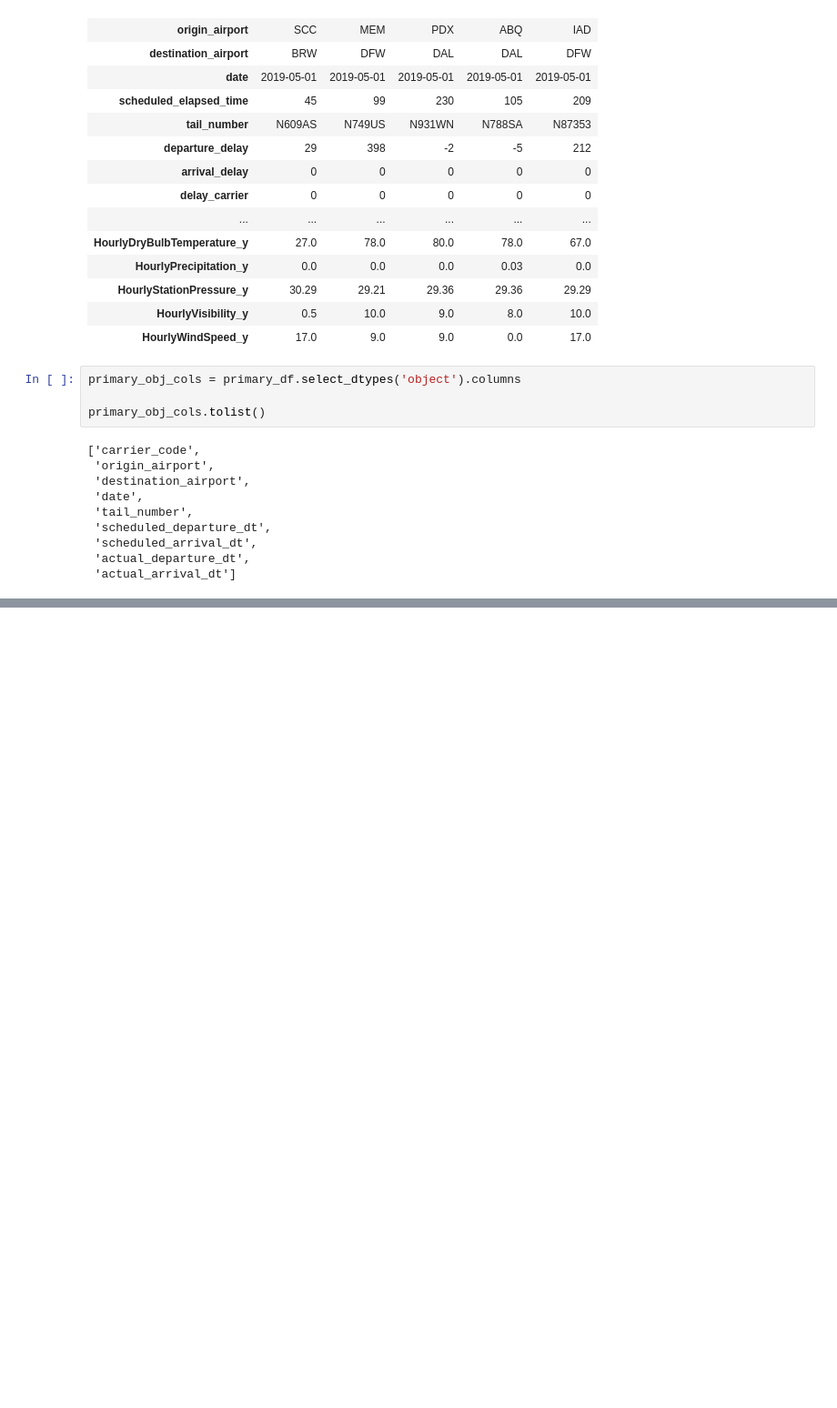
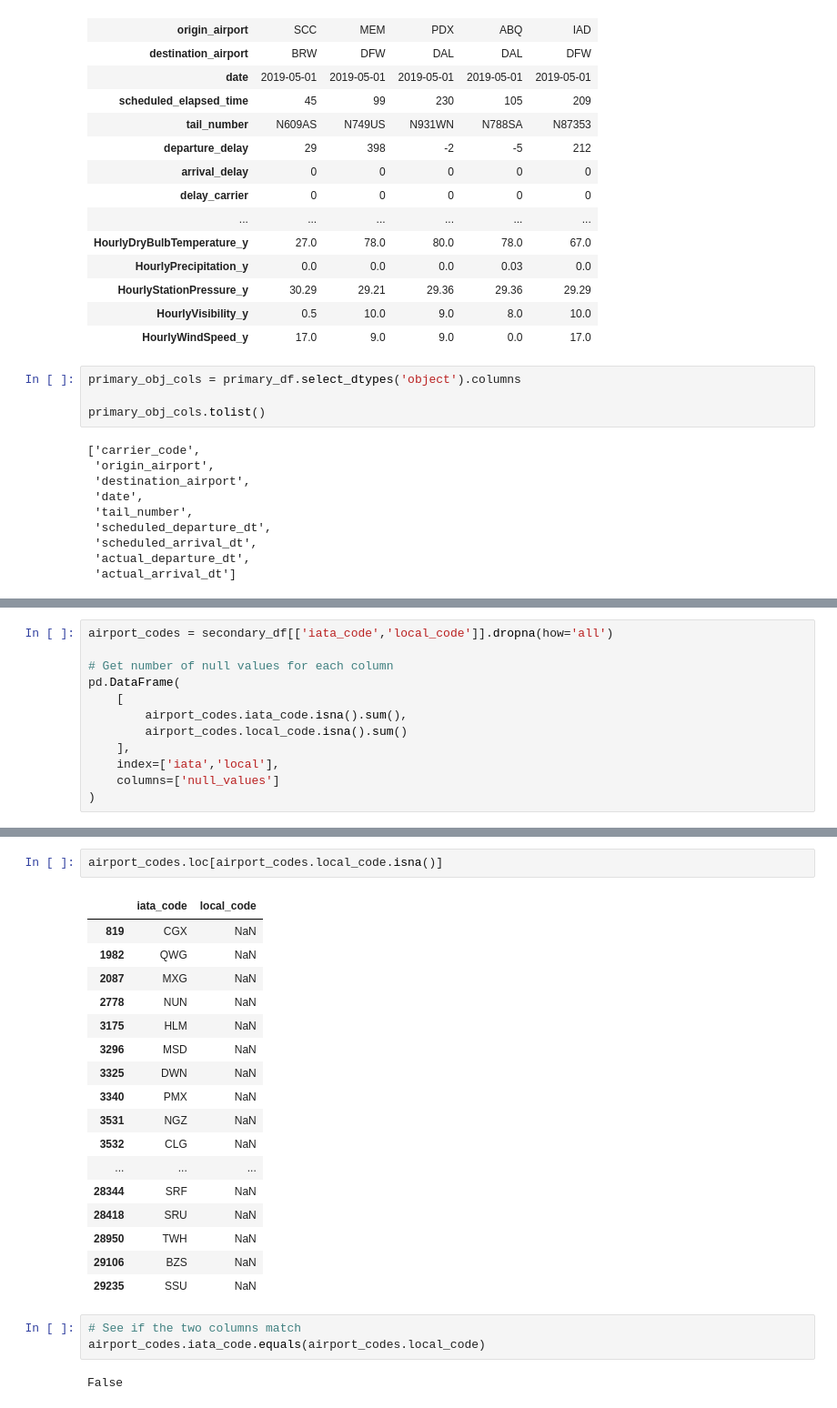
Before and after one commit to Bdataplanet/To_fly_or_not_to_fly, a Jupyter notebook: download_and_prepare_datasets/02_process_data.ipynb, the cells around one changed output, grey strips where cells are left out. Shown: that part at 91% size. Saved outputs shown, nothing was run; the diff lists cells and outputs as text; blank space fills up the shorter version.

```diff
--- a/download_and_prepare_datasets/02_process_data.ipynb
+++ b/download_and_prepare_datasets/02_process_data.ipynb
@@ -291,0 +395,12 @@ primary_obj_cols.tolist()
+# %%
+airport_codes = secondary_df[['iata_code','local_code']].dropna(how='all')
+
+# Get number of null values for each column
+pd.DataFrame(
+    [
+        airport_codes.iata_code.isna().sum(),
+        airport_codes.local_code.isna().sum()
+    ],
+    index=['iata','local'],
+    columns=['null_values']
+)
@@ -291,0 +421,25 @@ primary_obj_cols.tolist()
+# %%
+airport_codes.loc[airport_codes.local_code.isna()]
+# %% [output]
+|  | iata_code | local_code |
+| 819 | CGX | NaN |
+| 1982 | QWG | NaN |
+| 2087 | MXG | NaN |
+| 2778 | NUN | NaN |
+| 3175 | HLM | NaN |
+| 3296 | MSD | NaN |
+| 3325 | DWN | NaN |
+| 3340 | PMX | NaN |
+| 3531 | NGZ | NaN |
+| 3532 | CLG | NaN |
+| ... | ... | ... |
+| 28344 | SRF | NaN |
+| 28418 | SRU | NaN |
+| 28950 | TWH | NaN |
+| 29106 | BZS | NaN |
+| 29235 | SSU | NaN |
+# %%
+# See if the two columns match
+airport_codes.iata_code.equals(airport_codes.local_code)
+# %% [output]
+False
```
Also changed, not shown: parts of 25 cells of this notebook, 3 other files.
